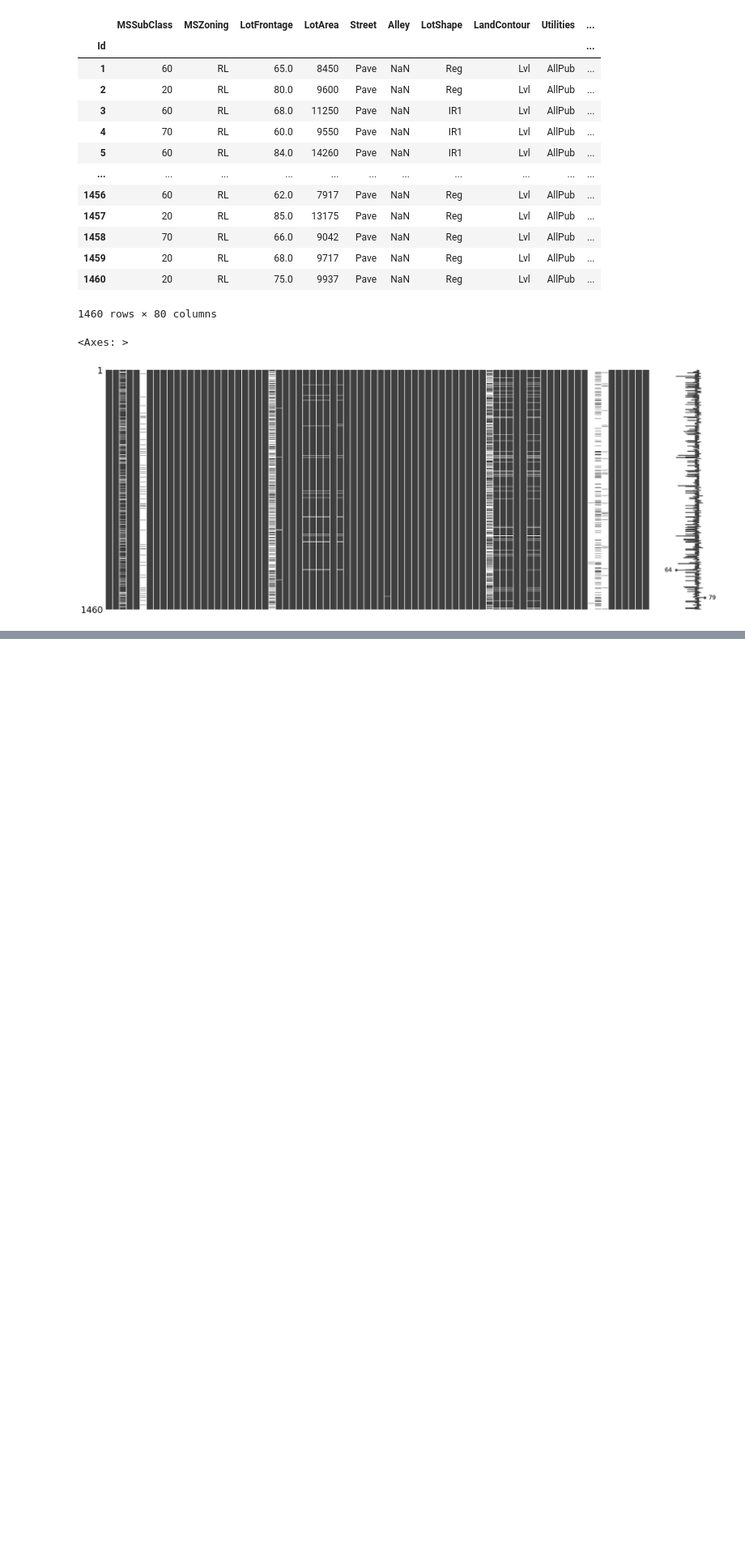
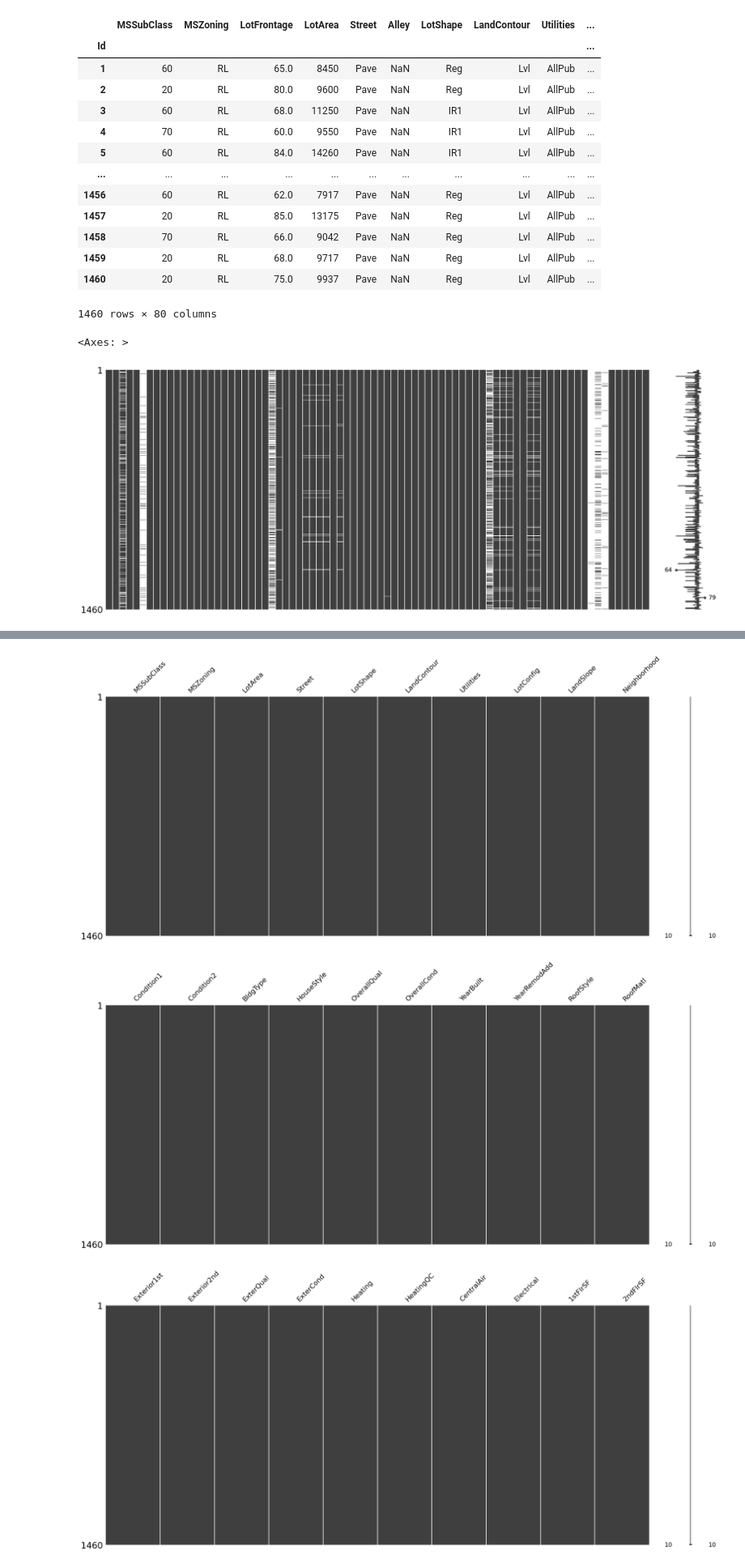
Before and after one commit to PNUAITeam13/House-Pricing, a Jupyter notebook: house-pricing.ipynb, the cells around one changed output, grey strips where cells are left out. Shown at 81% size. Cells and saved outputs as stored; diff of their text form; code cells hidden in the pictures; blank space fills up the shorter version.

```diff
--- a/house-pricing.ipynb
+++ b/house-pricing.ipynb
@@ -64,0 +131,8 @@ msno.matrix(data)
+# %%
+bad_columns = list()
+
+rows = data.shape[0]
+for col in data.columns:
+    nulls = data[col].isnull().sum()
+    if nulls > 0 and rows / nulls < 0.5:
+        bad_columns.append(col)
@@ -64,0 +143,2 @@ msno.matrix(data)
+# %%
+bad_columns = [col for col in data.columns if data[col].isnull().sum() > 0.5*len(data)]
@@ -64,0 +169,9 @@ msno.matrix(data)
+# %%
+# CLEANING DATA
+data = data.drop(bad_columns, axis=1)
+other_columns_to_drop = ['FireplaceQu',
+                        'GarageYrBlt', 'GarageQual', 'GarageCond', 'GarageType', 'GarageFinish', 'LotFrontage',
+                        'Foundation', 'BsmtQual', 'BsmtCond', 'BsmtExposure',
+                        'BsmtFinType1', 'BsmtFinSF1', 'BsmtFinType2', 'BsmtFinSF2', 'BsmtUnfSF', 'TotalBsmtSF',
+                        'WoodDeckSF', 'OpenPorchSF', 'EnclosedPorch', '3SsnPorch', 'ScreenPorch', 'MasVnrArea']
+data = data.drop(other_columns_to_drop, axis=1)
@@ -64,0 +194,9 @@ msno.matrix(data)
+# %%
+# Set 'FuseA' (average)
+data['Electrical'] = data['Electrical'].fillna('FuseA')
+# %%
+print_large_missingno(data, amount=10)
+# %% [output]
+[figure, added]
+[figure, added]
+[figure, added]
```
Also changed, not shown: parts of 13 cells of this notebook, 1 other file.
